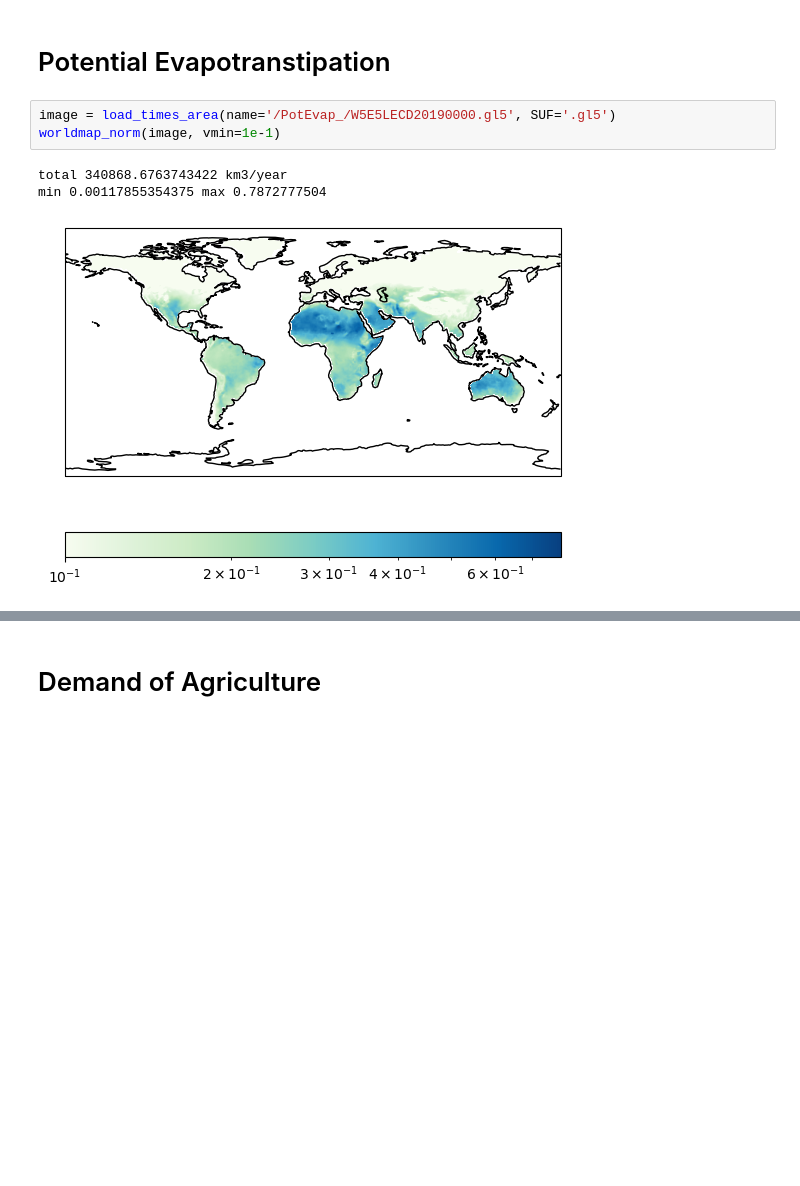
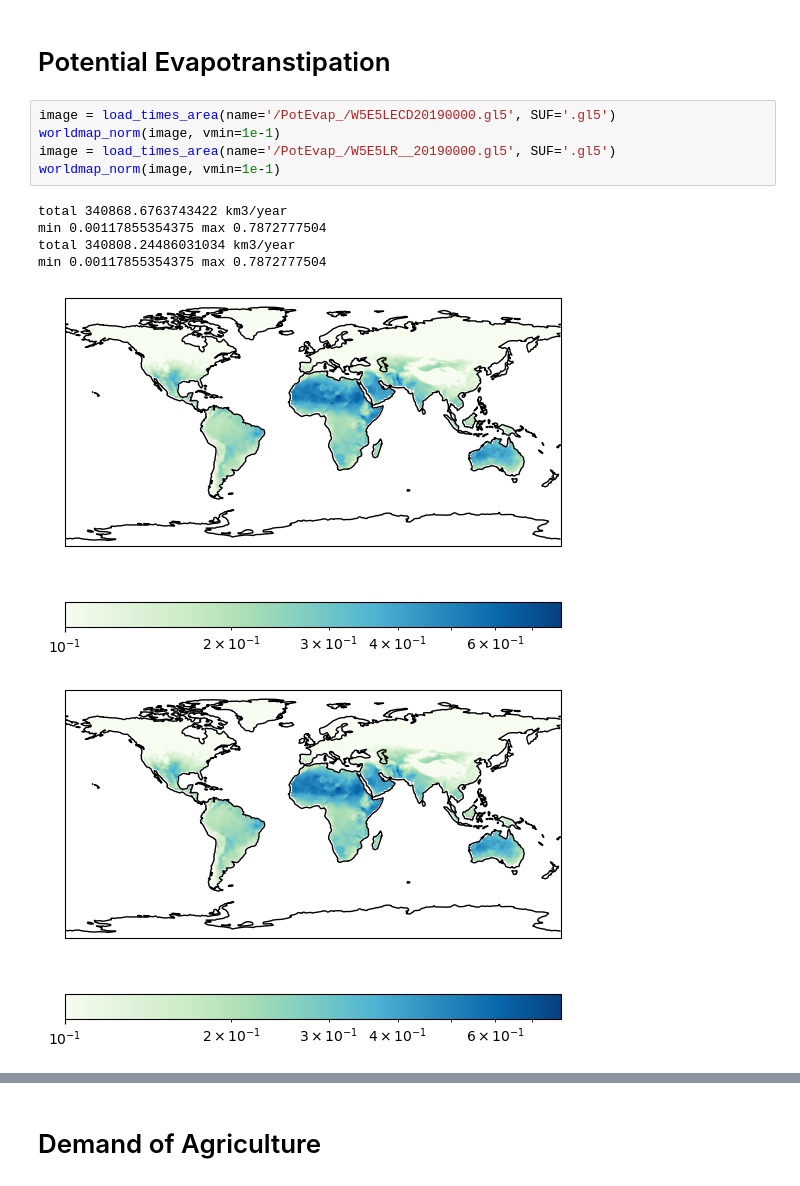
Before and after one commit to HalKiyo/xeno_jupyter_test, a Jupyter notebook: agr/lndout.ipynb, the cells around one changed output, grey strips where cells are left out. Saved outputs shown, nothing was run; the diff lists cells and outputs as text; blank space fills up the shorter version.

```diff
--- a/agr/lndout.ipynb
+++ b/agr/lndout.ipynb
@@ -143,10 +153,15 @@ min -1.4480911195278167e-09 max 6.5333620224
 # %%
 image = load_times_area(name='/PotEvap_/W5E5LECD20190000.gl5', SUF='.gl5')
 worldmap_norm(image, vmin=1e-1)
+image = load_times_area(name='/PotEvap_/W5E5LR__20190000.gl5', SUF='.gl5')
+worldmap_norm(image, vmin=1e-1)
 # %% [output]
 total 340868.6763743422 km3/year
 min 0.00117855354375 max 0.7872777504
+total 340808.24486031034 km3/year
+min 0.00117855354375 max 0.7872777504
 [figure]
+[figure, added]
 # %%
 image = load_times_area(name='/PotEvap_/W5E5LECD20190000.hlf', SUF='.hlf')
 worldmap_norm(image, vmin=1)
```
Also changed, not shown: parts of 3 cells of this notebook, 3 other files.
